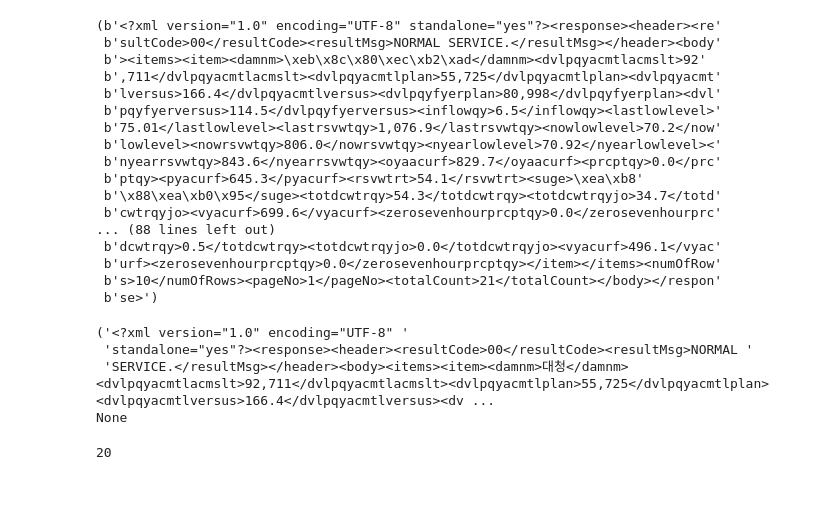
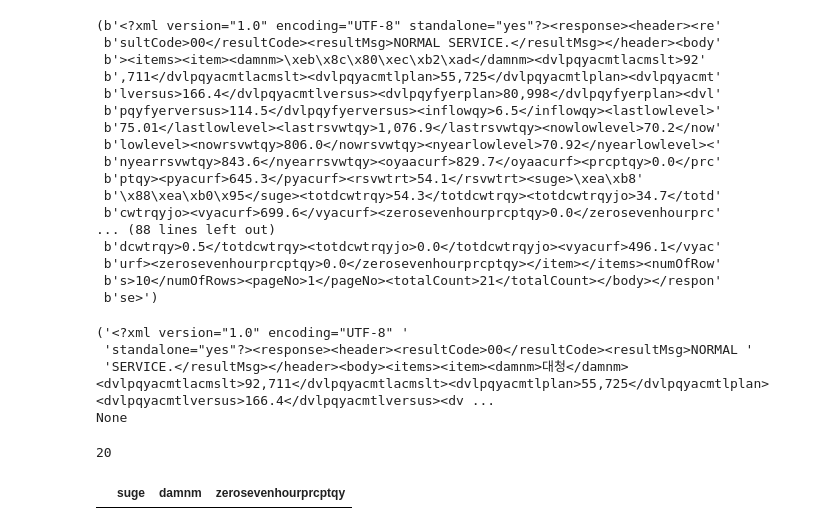
Before and after one commit to Yoo-SeungHyeon/Aqupee, a Jupyter notebook: main.ipynb, the cells around one changed output. Drawn from its saved outputs; the diff is of its cells as text; code cells hidden in the pictures; blank space fills up the shorter version.

```diff
--- a/main.ipynb
+++ b/main.ipynb
@@ -49,2 +49,8 @@ xml_result.count('damnm')
 # %% [output]
 20
+# %%
+import pandas as pd
+col_name = ['suge','damnm','zerosevenhourprcptqy']
+pd.DataFrame(columns=col_name)
+# %% [output]
+|  | suge | damnm | zerosevenhourprcptqy |
```
Also changed, not shown: parts of 1 cell of this notebook, 4 other files.
